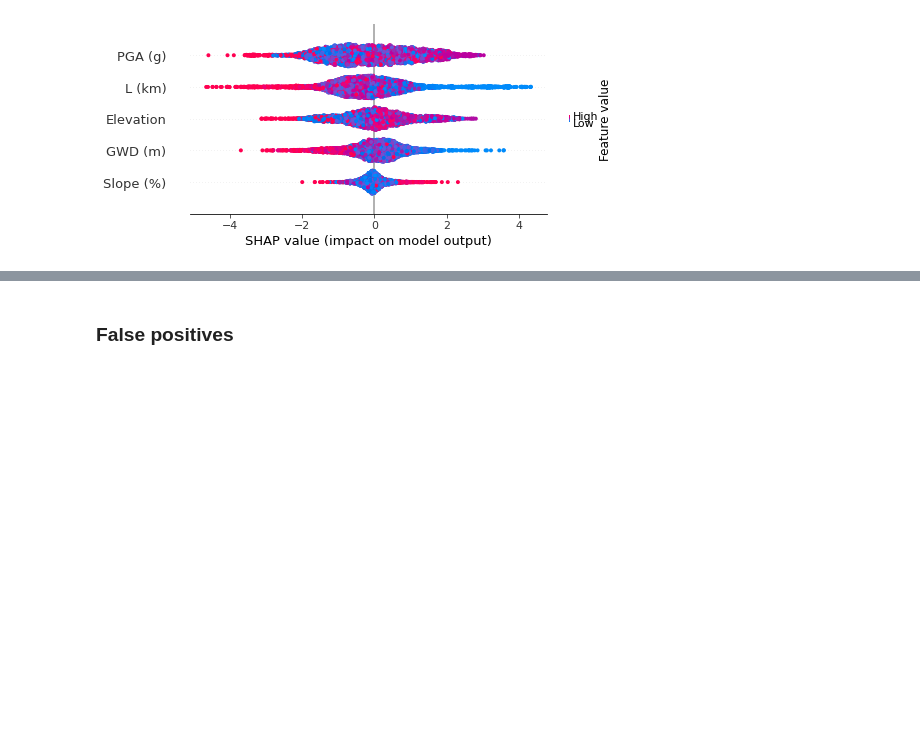
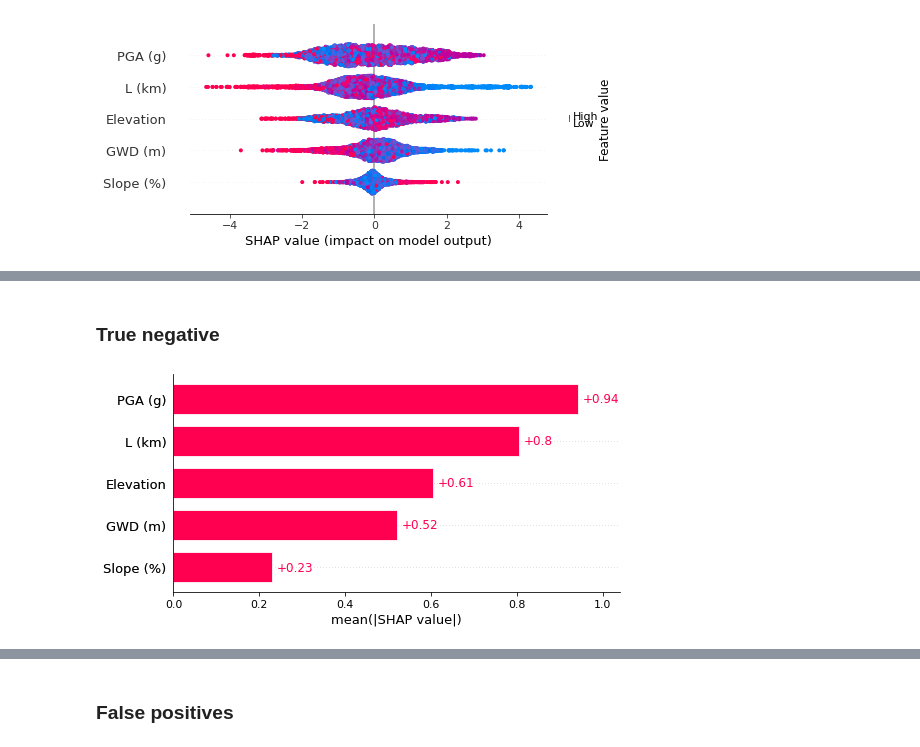
Before and after one commit to geoelements/xai-lateral-spreading, a Jupyter notebook: xgboost-classifier.ipynb, the cells around one changed output, grey strips where cells are left out. Saved outputs shown, nothing was run; the diff lists cells and outputs as text; code cells hidden in the pictures; blank space fills up the shorter version.

```diff
--- a/xgboost-classifier.ipynb
+++ b/xgboost-classifier.ipynb
@@ -225,6 +225,6 @@ tn
 746 rows × 7 columns
 # %%
 # SHAP values of X far dataset
-xtn_shap_values = explainer(X_true_neg)
+tn_shap_values = explainer(X_true_neg)
 # %%
 # visualize lateral spreading prediction's explanation
@@ -336,0 +348,6 @@ shap.plots.beeswarm(shap_values)
+# %% [markdown]
+### True negative
+# %%
+shap.plots.bar(tn_shap_values)
+# %% [output]
+[figure, added]
```
Also changed, not shown: parts of 6 cells of this notebook.
